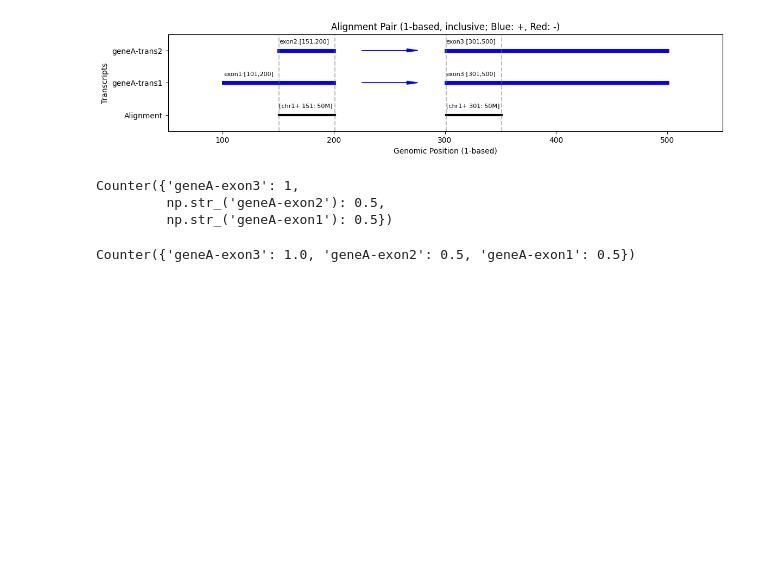
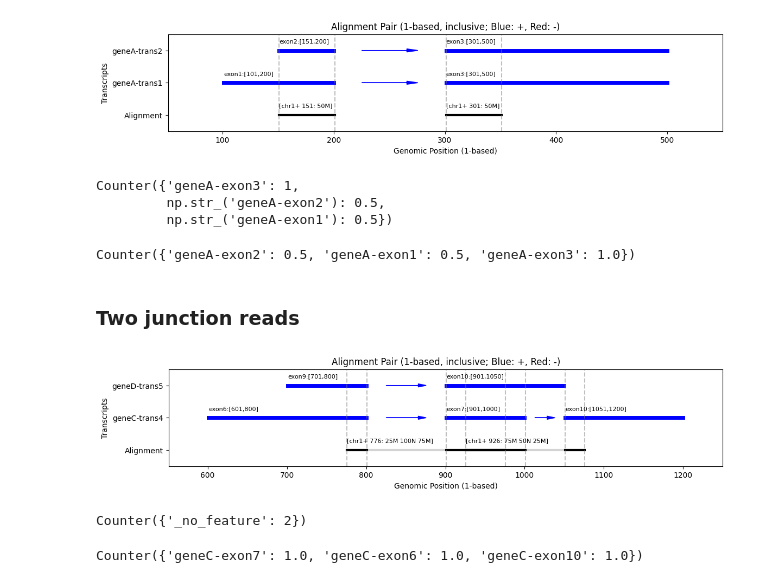
Before and after one commit to Justype/easysci_pipeline, a Jupyter notebook: docs/ipynbs/EasySci_issues.ipynb, the cells around one changed output. Drawn from its saved outputs; the diff is of its cells as text; code cells hidden in the pictures; blank space fills up the shorter version.

Commit message:
add junction count

```diff
--- a/docs/ipynbs/EasySci_issues.ipynb
+++ b/docs/ipynbs/EasySci_issues.ipynb
@@ -816,10 +996,37 @@ Counter({'geneA-exon3': 1,
          np.str_('geneA-exon1'): 0.5})
 # %%
 counter = Counter()
-count_pair_new(
+count_pair_with_junctions(
     [create_fake_alignment("junction_read", "chr1", "-", 301, "50M"),
     create_fake_alignment("exon_read", "chr1", "+", 151, "50M")],
     exons, exon_gene_dict, counter)
 counter
 # %% [output]
-Counter({'geneA-exon3': 1.0, 'geneA-exon2': 0.5, 'geneA-exon1': 0.5})
+Counter({'geneA-exon2': 0.5, 'geneA-exon1': 0.5, 'geneA-exon3': 1.0})
+# %% [markdown]
+### Two junction reads
+# %%
+algn_pair_plt([
+    create_fake_alignment("junction_read", "chr1", "-", 926, "75M50N25M"),
+    create_fake_alignment("exon_read", "chr1", "+", 776, "25M100N75M"),
+])
+# %% [output]
+[figure, added]
+# %%
+counter = Counter()
+mod.count_read(
+    create_fake_alignment("junction_read", "chr1", "-", 926, "75M50N25M"),
+    create_fake_alignment("exon_read", "chr1", "+", 776, "25M100N75M"),
+    exons, counter)
+counter
+# %% [output]
+Counter({'_no_feature': 2})
+# %%
+counter = Counter()
+count_pair_with_junctions(
+    [create_fake_alignment("junction_read", "chr1", "-", 926, "75M50N25M"),
+    create_fake_alignment("exon_read", "chr1", "+", 776, "25M100N75M")],
+    exons, exon_gene_dict, counter)
+counter
+# %% [output]
+Counter({'geneC-exon7': 1.0, 'geneC-exon6': 1.0, 'geneC-exon10': 1.0})
```
Also changed, not shown: parts of 13 cells of this notebook, 17 other files.
